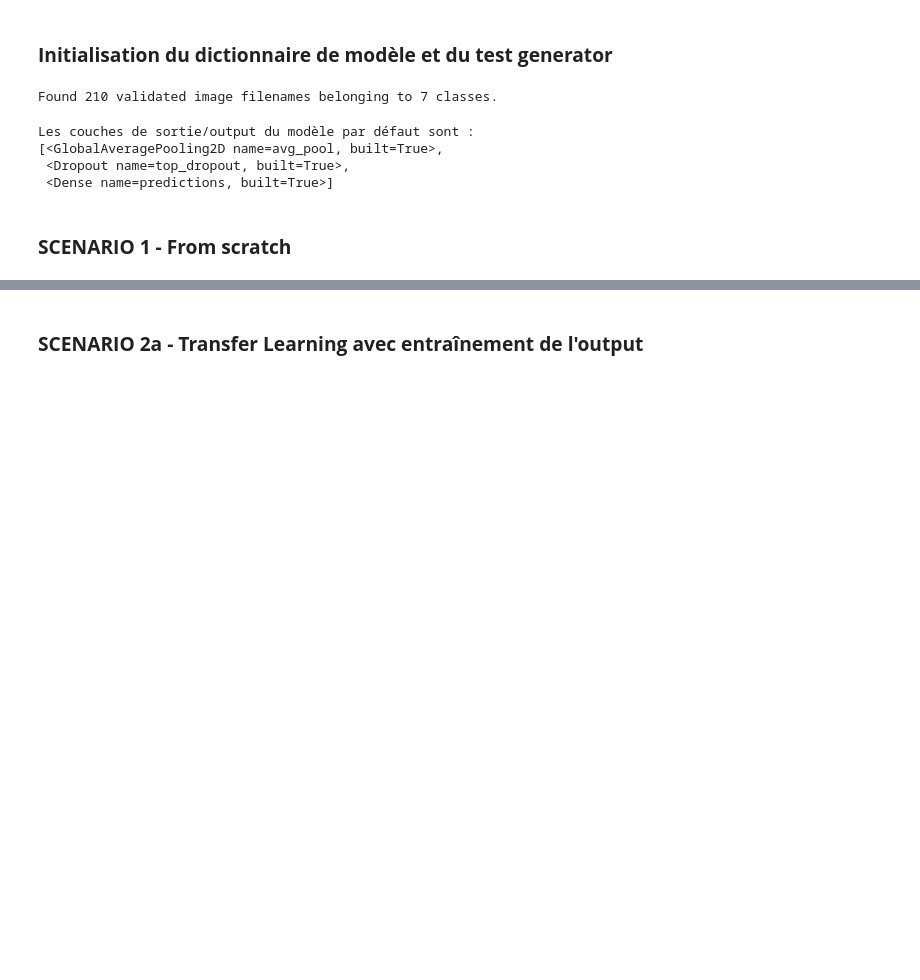
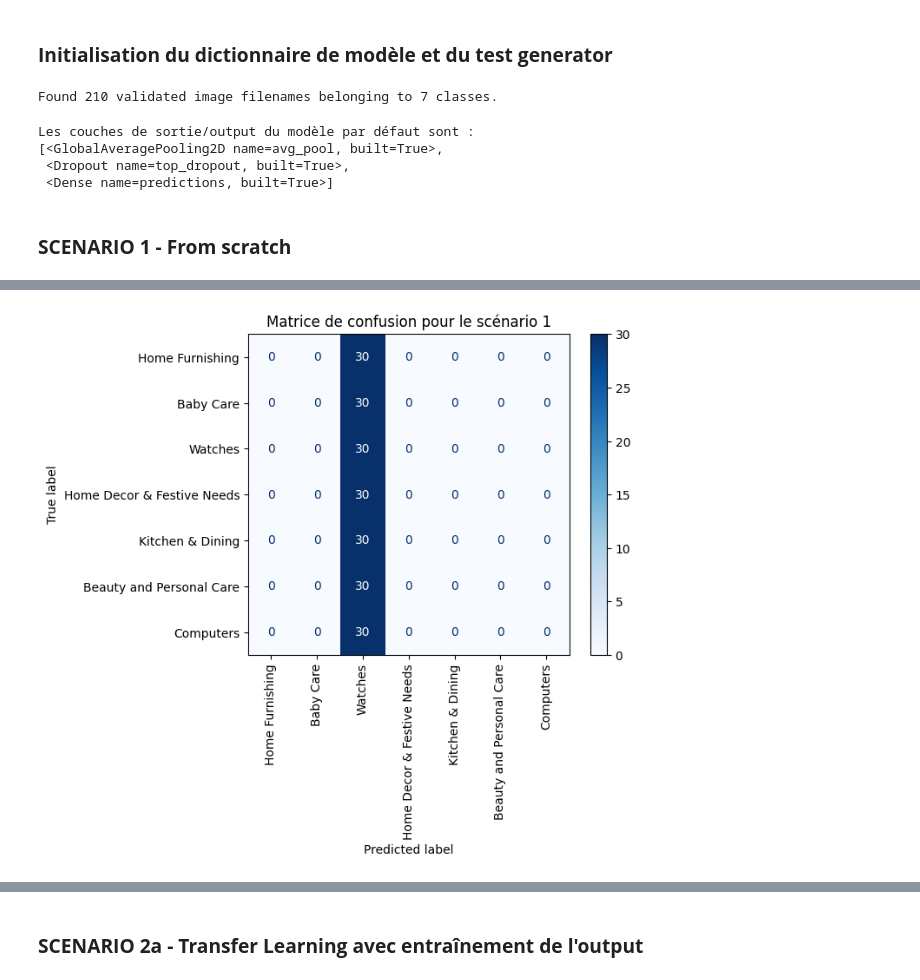
Before and after one commit to Hedredo/oc_projet_6, a Jupyter notebook: 2_notebook_classification_image.ipynb, the cells around one changed output, grey strips where cells are left out. Drawn from its saved outputs; the diff is of its cells as text; code cells hidden in the pictures; blank space fills up the shorter version.

```diff
--- a/2_notebook_classification_image.ipynb
+++ b/2_notebook_classification_image.ipynb
@@ -264 +342,16 @@ Test loss: 1.9630519151687622
 Test accuracy: 0.1428571492433548
+# %%
+# Récupère les probabilités prédites par le modèle pour chaque classe
+y_preds = model.predict(test_generator)
+
+# Calcule la matrice de confusion
+cm = confusion_matrix(test_generator.classes, y_preds.argmax(axis=1))
+
+# Crée l'objet de display de la matrice de confusion
+cm_display = ConfusionMatrixDisplay(cm, display_labels=labels)
+
+# Affiche la matrice de confusion
+cm_display.plot(cmap='Blues', xticks_rotation='vertical')
+plt.title(f"Matrice de confusion pour le scénario {scenario}")
+plt.show()
+# %% [output]
@@ -264,0 +359 @@ Test accuracy: 0.1428571492433548
+[figure, added]
```
Also changed, not shown: parts of 74 cells of this notebook, 9 other files.
